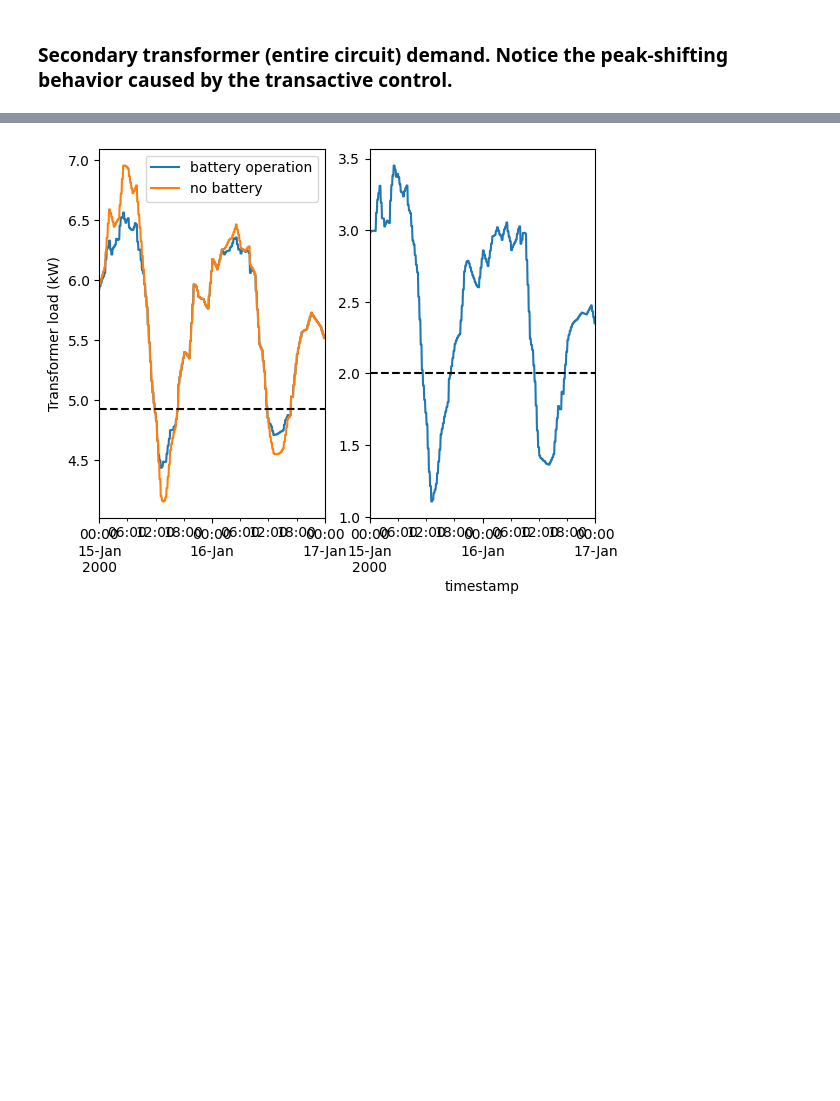
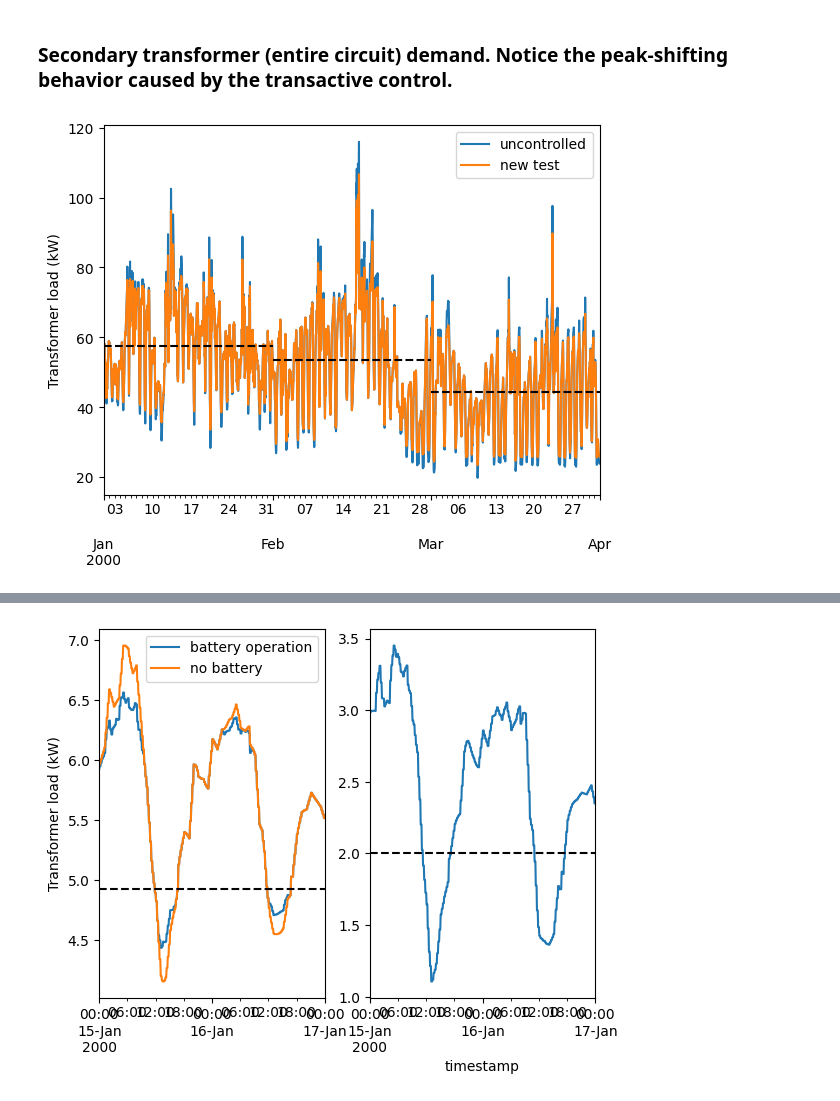
Before and after one commit to pnnl/MELON, a Jupyter notebook: b2g/analysis_storage.ipynb, the cells around one changed output, grey strips where cells are left out. Drawn from its saved outputs; the diff is of its cells as text; code cells hidden in the pictures; blank space fills up the shorter version.

Commit message:
Further improvements to the framework and analysis notebook + data + processed data figures

```diff
--- a/b2g/analysis_storage.ipynb
+++ b/b2g/analysis_storage.ipynb
@@ -32,2 +84,41 @@ data = {
 # %% [markdown]
 ### Secondary transformer (entire circuit) demand. Notice the peak-shifting behavior caused by the transactive control.
+# %%
+deltaStart = pd.Timedelta(days=0)
+deltaEnd = pd.Timedelta(weeks=13)
+jan_days = pd.Timedelta(days=31)
+feb_days = pd.Timedelta(days=29)
+
+node = 'N2'
+start = data['uncontrolled'].index[0] + deltaStart
+stop = start + deltaEnd
+
+fig, ax = plt.subplots()
+data['uncontrolled'][node].rolling(window=4).mean().loc[start:stop].plot(ax=ax)
+data['power'][node].rolling(window=4).mean().loc[start:stop].plot(ax=ax)
+data_range = [
+    data['uncontrolled'][month_index[0]:month_index[1]][node],
+    data['uncontrolled'][month_index[1]:month_index[2]][node],
+    data['uncontrolled'][month_index[2]:month_index[3]][node]
+]
+ax.hlines(
+    y=[data_range[0].mean(),
+       data_range[1].mean(),
+       data_range[2].mean()],
+    xmin=[start,
+          start+jan_days,
+          start+jan_days+feb_days],
+    xmax=[start+jan_days,
+          start+jan_days+feb_days,
+          stop],
+    linestyles='--',
+    colors='black'
+)
+
+ax.legend(['uncontrolled', 'new test'])
+ax.set_ylabel('Transformer load (kW)')
+ax.set_xlabel('')
+
+plt.show()
+# %% [output]
+[figure, added]
```
Also changed, not shown: parts of 14 cells of this notebook, 48 other files.
